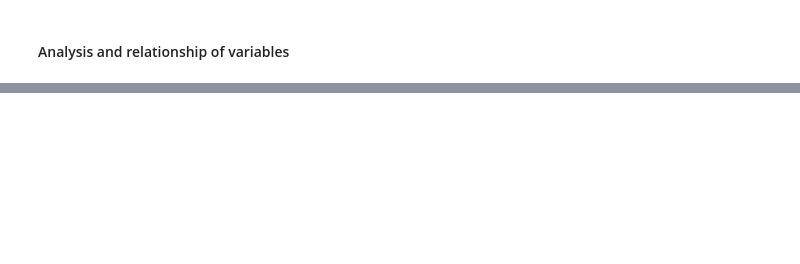
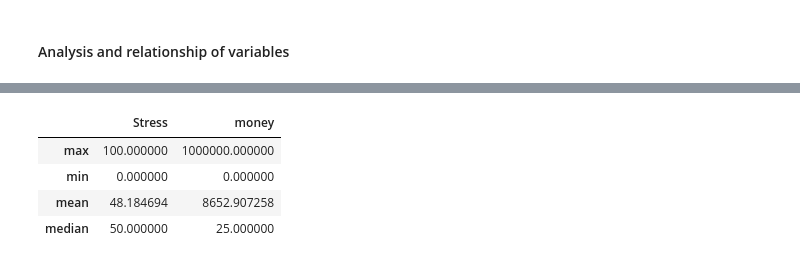
Before and after one commit to LTPrast/Data-mining, a Jupyter notebook: nadavs_a1.ipynb, the cells around one changed output, grey strips where cells are left out. Cells and saved outputs as stored; diff of their text form; code cells hidden in the pictures; blank space fills up the shorter version.

```diff
--- a/nadavs_a1.ipynb
+++ b/nadavs_a1.ipynb
@@ -243,0 +266,8 @@ Name: Stress, dtype: float64
+# %%
+df.agg({'Stress' : ['max', 'min','mean','median'], 'money' : [ 'max','min','mean','median']})
+# %% [output]
+|  | Stress | money |
+| max | 100.000000 | 1000000.000000 |
+| min | 0.000000 | 0.000000 |
+| mean | 48.184694 | 8652.907258 |
+| median | 50.000000 | 25.000000 |
```
Also changed, not shown: parts of 10 cells of this notebook.
